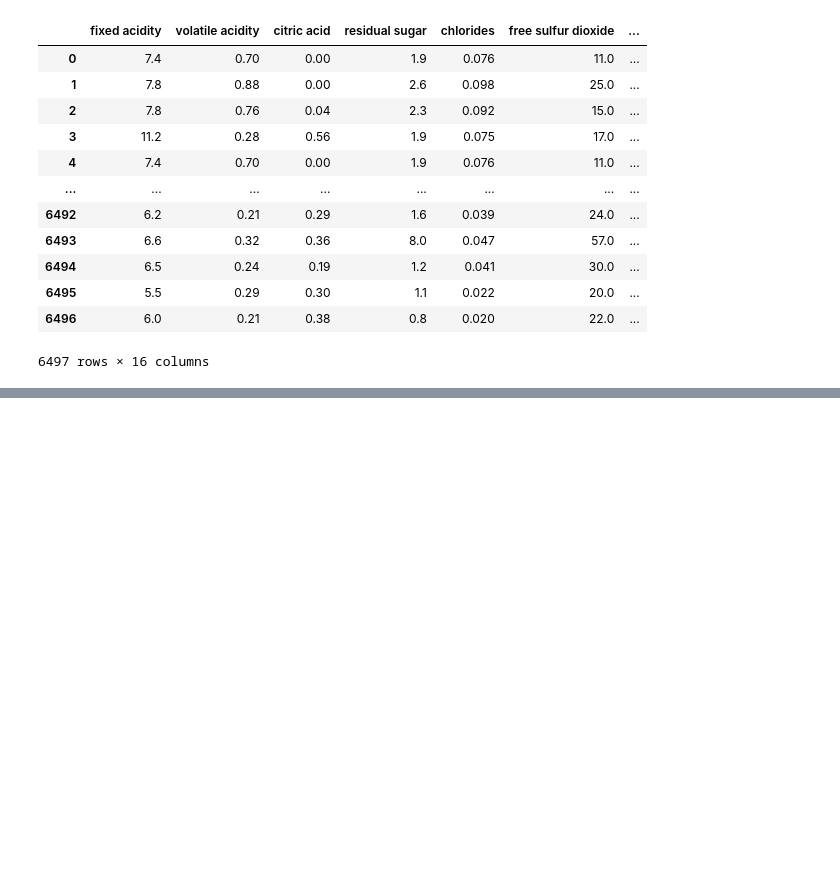
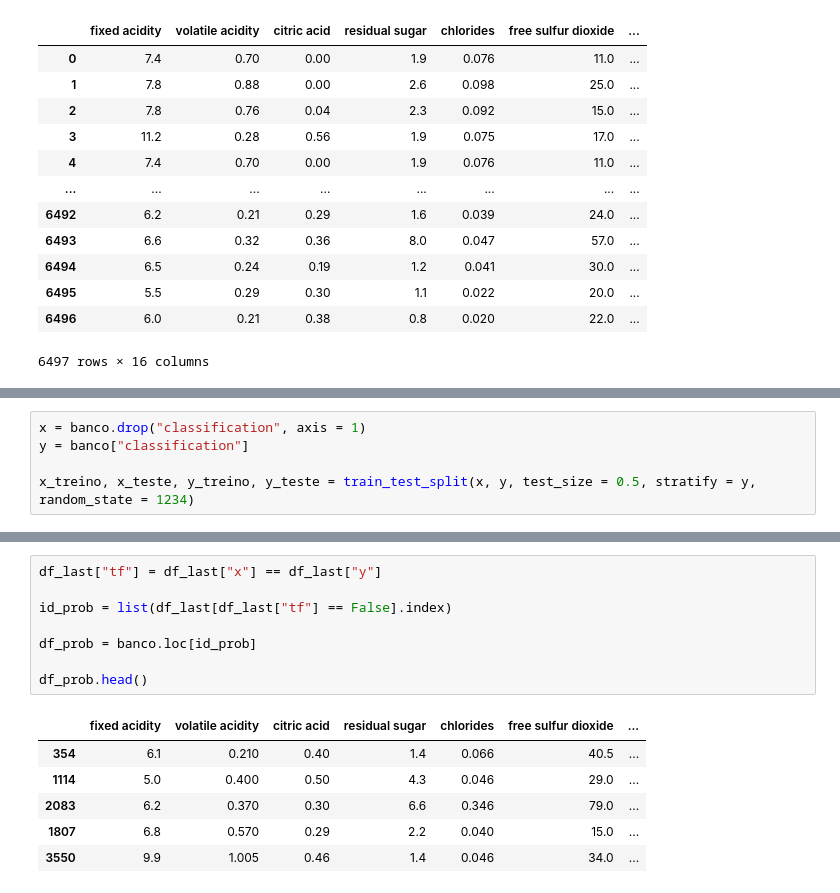
Before and after one commit to barbosarafael/DS_Avancado, a Jupyter notebook: wine_projeto/notebook_projeto.ipynb, the cells around one changed output, grey strips where cells are left out. Cells and saved outputs as stored; diff of their text form; blank space fills up the shorter version.

```diff
--- a/wine_projeto/notebook_projeto.ipynb
+++ b/wine_projeto/notebook_projeto.ipynb
@@ -539,0 +548,5 @@ banco
+# %%
+x = banco.drop("classification", axis = 1)
+y = banco["classification"]
+
+x_treino, x_teste, y_treino, y_teste = train_test_split(x, y, test_size = 0.5, stratify = y, random_state = 1234)
@@ -539,0 +652,15 @@ banco
+# %%
+df_last["tf"] = df_last["x"] == df_last["y"]
+
+id_prob = list(df_last[df_last["tf"] == False].index)
+
+df_prob = banco.loc[id_prob]
+
+df_prob.head()
+# %% [output]
+|  | fixed acidity | volatile acidity | citric acid | residual sugar | chlorides | free sulfur dioxide | ... |
+| 354 | 6.1 | 0.210 | 0.40 | 1.4 | 0.066 | 40.5 | ... |
+| 1114 | 5.0 | 0.400 | 0.50 | 4.3 | 0.046 | 29.0 | ... |
+| 2083 | 6.2 | 0.370 | 0.30 | 6.6 | 0.346 | 79.0 | ... |
+| 1807 | 6.8 | 0.570 | 0.29 | 2.2 | 0.040 | 15.0 | ... |
+| 3550 | 9.9 | 1.005 | 0.46 | 1.4 | 0.046 | 34.0 | ... |
```
Also changed, not shown: parts of 35 cells of this notebook, 1 other file.
